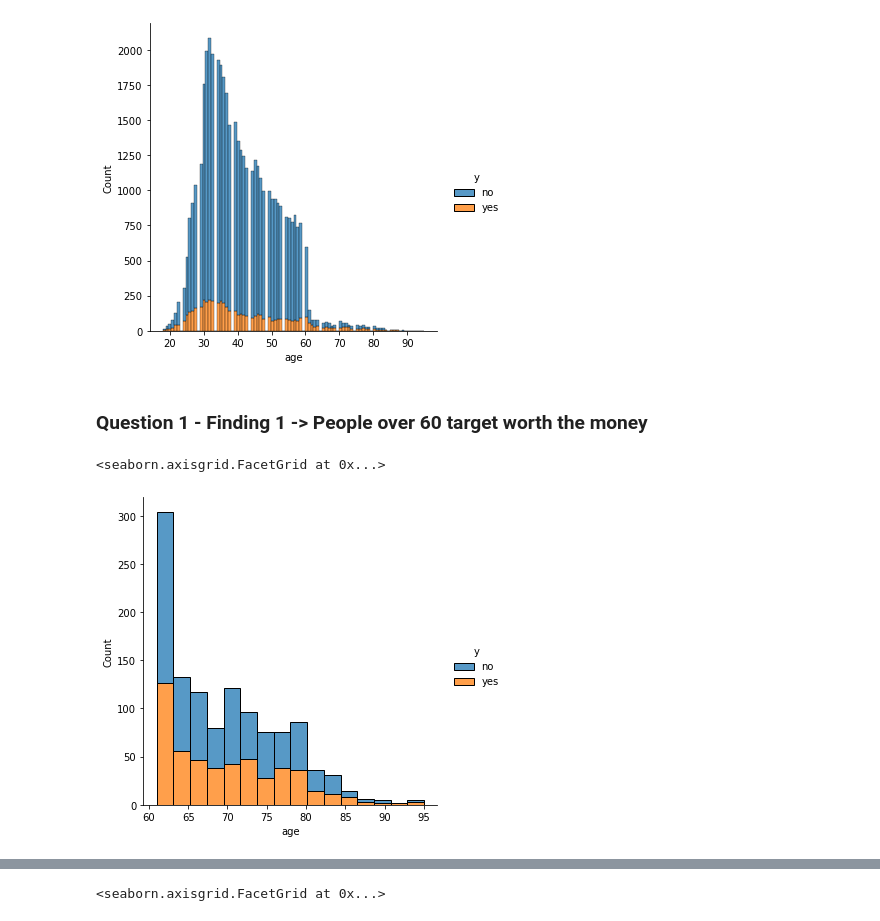
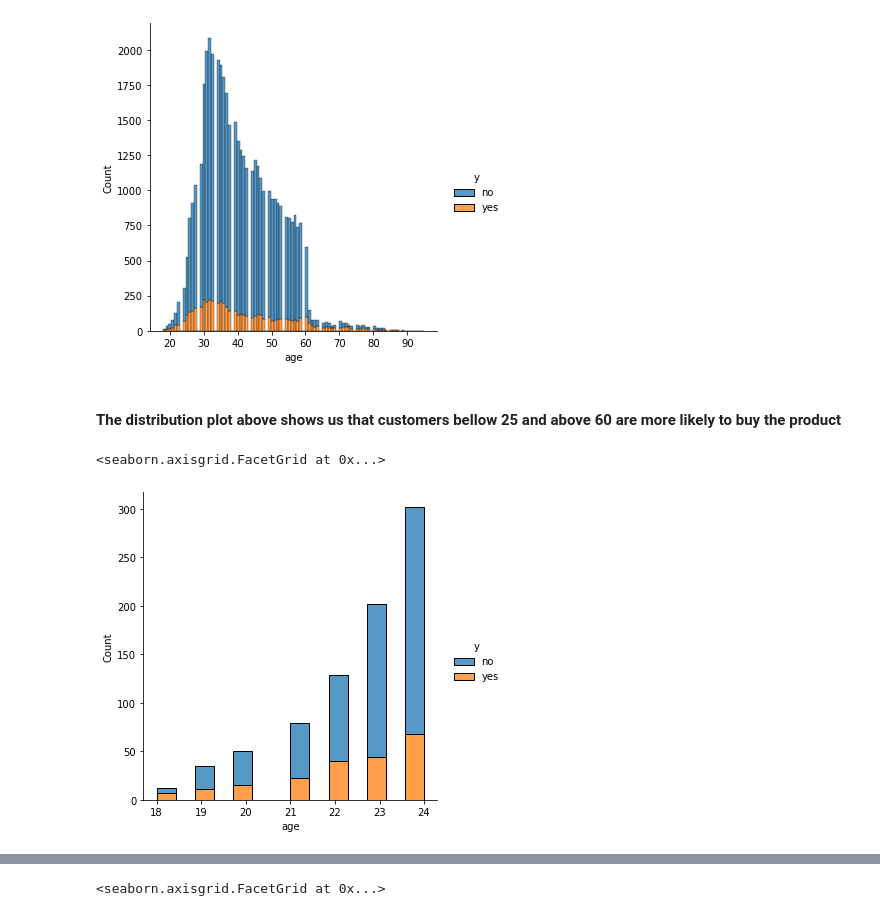
Before and after one commit to andreastgram/ds_banking, a Jupyter notebook: ds_banking.ipynb, the cells around one changed output, grey strips where cells are left out. Drawn from its saved outputs; the diff is of its cells as text; code cells hidden in the pictures.

```diff
--- a/ds_banking.ipynb
+++ b/ds_banking.ipynb
@@ -146,4 +124,4 @@ sns.displot(df, x="age", hue="y", multiple="stack")
 <seaborn.axisgrid.FacetGrid at 0x...>
 [figure]
 # %% [markdown]
-### Question 1 - Finding 1 -> People over 60 target worth the money
+#### The distribution plot above shows us that customers bellow 25 and above 60 are more likely to buy the product
@@ -153,6 +128,5 @@ sns.displot(df, x="age", hue="y", multiple="stack")
-# %%
-# Edw vlepoume oti ta pragmata einai polu diaforetika... Sxedon 1 stous 3 agorazei...
-sns.displot(df[df['age'] > 60], x="age", hue="y", multiple="stack")
-# %% [output]
-<seaborn.axisgrid.FacetGrid at 0x...>
-[figure, removed]
+# %%
+sns.displot(df[df['age'] < 25], x="age", hue="y", multiple="stack")
+# %% [output]
+<seaborn.axisgrid.FacetGrid at 0x...>
+[figure, added]
```
Also changed, not shown: parts of 66 cells of this notebook.
